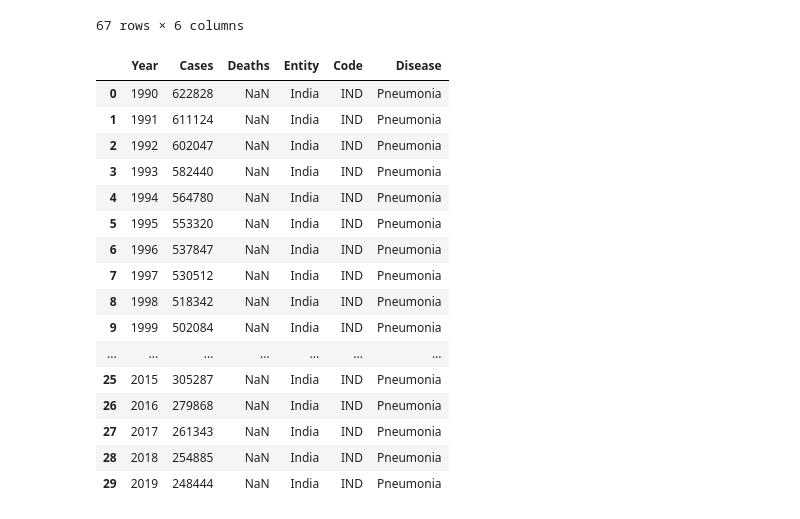
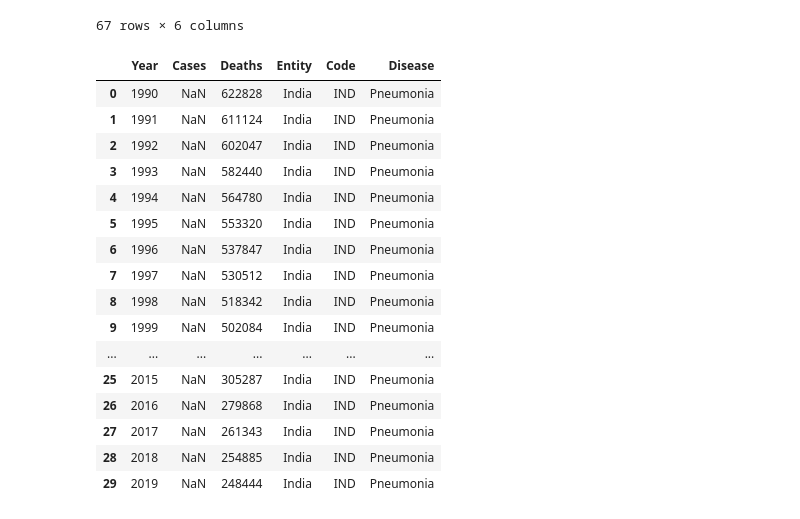
Before and after one commit to Chaitya0623/IPD_Medledger, a Jupyter notebook: Dataset/Diseases/diseases.ipynb, the cells around one changed output. Saved outputs shown, nothing was run; the diff lists cells and outputs as text; code cells hidden in the pictures.

```diff
--- a/Dataset/Diseases/diseases.ipynb
+++ b/Dataset/Diseases/diseases.ipynb
@@ -271,33 +272,32 @@ cholera
 # %%
 pneumonia = pd.read_csv('pneumonia-and-lower-respiratory-diseases-deaths.csv')
 pneumonia = pneumonia[pneumonia['Entity'] == 'India']
 pneumonia.reset_index(inplace=True)
 pneumonia.drop(columns=['index'], inplace=True)
 pneumonia_sum = pneumonia.iloc[:, 4:].sum(axis=1)
 pneumonia = pd.concat([pneumonia.iloc[:, :3], pneumonia_sum], axis=1)
 pneumonia['Code'] = 'IND'
-pneumonia['Deaths'] = np.nan
-pneumonia.rename(columns={0: 'Cases'}, inplace=True)
+pneumonia['Cases'] = np.nan
+pneumonia.rename(columns={0: 'Deaths'}, inplace=True)
 pneumonia['Disease'] = 'Pneumonia'
-pneumonia.rename(columns={'Reported cholera cases': 'Deaths'}, inplace=True)
 pneumonia = pneumonia[['Year', 'Cases', 'Deaths', 'Entity', 'Code', 'Disease']]
 pneumonia.to_csv('Yearly/yearly_pneumonia.csv')
 pneumonia
 # %% [output]
 |  | Year | Cases | Deaths | Entity | Code | Disease |
-| 0 | 1990 | 622828 | NaN | India | IND | Pneumonia |
-| 1 | 1991 | 611124 | NaN | India | IND | Pneumonia |
-| 2 | 1992 | 602047 | NaN | India | IND | Pneumonia |
-| 3 | 1993 | 582440 | NaN | India | IND | Pneumonia |
-| 4 | 1994 | 564780 | NaN | India | IND | Pneumonia |
-| 5 | 1995 | 553320 | NaN | India | IND | Pneumonia |
-| 6 | 1996 | 537847 | NaN | India | IND | Pneumonia |
-| 7 | 1997 | 530512 | NaN | India | IND | Pneumonia |
-| 8 | 1998 | 518342 | NaN | India | IND | Pneumonia |
-| 9 | 1999 | 502084 | NaN | India | IND | Pneumonia |
+| 0 | 1990 | NaN | 622828 | India | IND | Pneumonia |
+| 1 | 1991 | NaN | 611124 | India | IND | Pneumonia |
+| 2 | 1992 | NaN | 602047 | India | IND | Pneumonia |
+| 3 | 1993 | NaN | 582440 | India | IND | Pneumonia |
+| 4 | 1994 | NaN | 564780 | India | IND | Pneumonia |
+| 5 | 1995 | NaN | 553320 | India | IND | Pneumonia |
+| 6 | 1996 | NaN | 537847 | India | IND | Pneumonia |
+| 7 | 1997 | NaN | 530512 | India | IND | Pneumonia |
+| 8 | 1998 | NaN | 518342 | India | IND | Pneumonia |
+| 9 | 1999 | NaN | 502084 | India | IND | Pneumonia |
 | ... | ... | ... | ... | ... | ... | ... |
-| 25 | 2015 | 305287 | NaN | India | IND | Pneumonia |
-| 26 | 2016 | 279868 | NaN | India | IND | Pneumonia |
-| 27 | 2017 | 261343 | NaN | India | IND | Pneumonia |
-| 28 | 2018 | 254885 | NaN | India | IND | Pneumonia |
-| 29 | 2019 | 248444 | NaN | India | IND | Pneumonia |
+| 25 | 2015 | NaN | 305287 | India | IND | Pneumonia |
+| 26 | 2016 | NaN | 279868 | India | IND | Pneumonia |
+| 27 | 2017 | NaN | 261343 | India | IND | Pneumonia |
+| 28 | 2018 | NaN | 254885 | India | IND | Pneumonia |
+| 29 | 2019 | NaN | 248444 | India | IND | Pneumonia |
```
Also changed, not shown: parts of 4 cells of this notebook, 5 other files.
